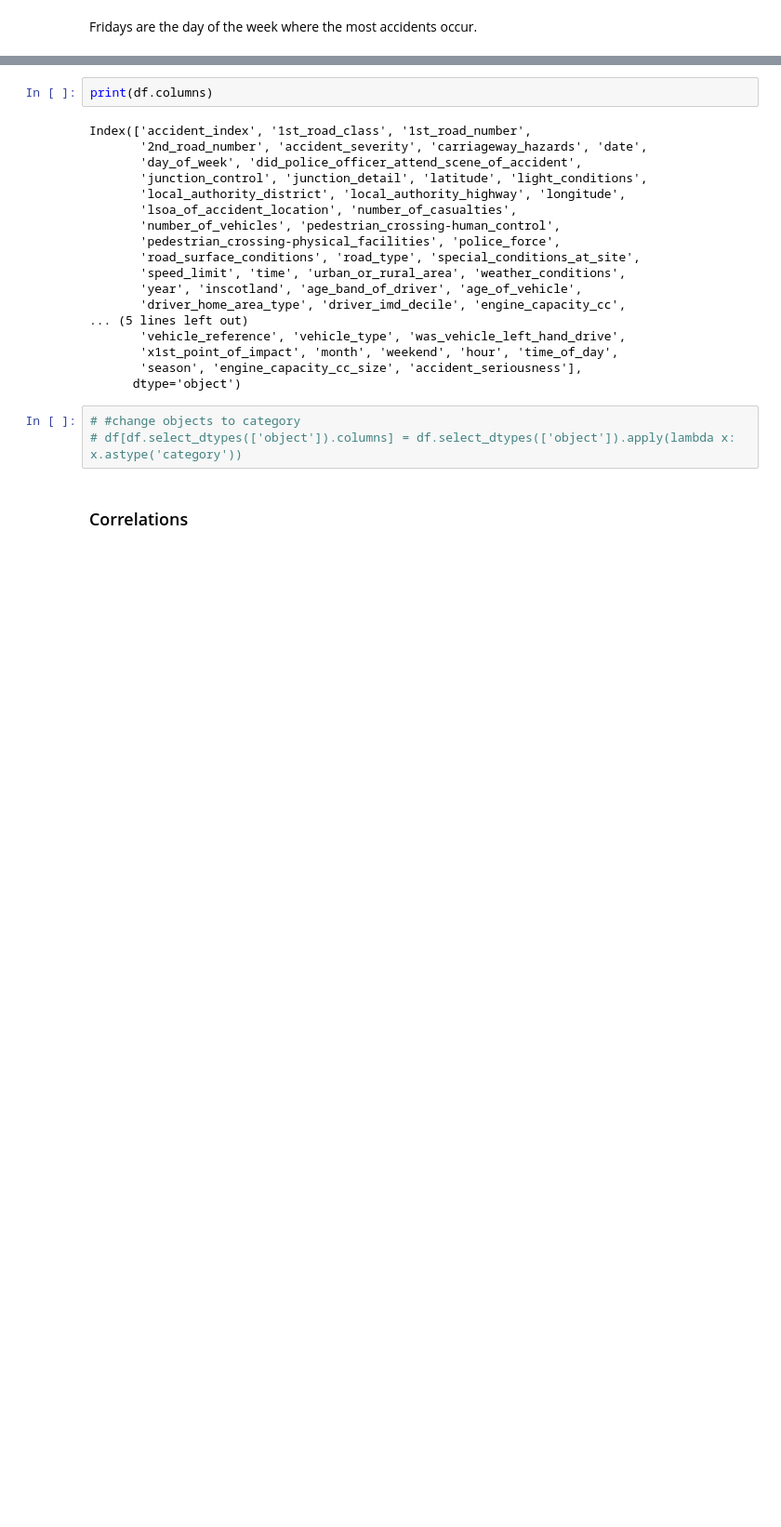
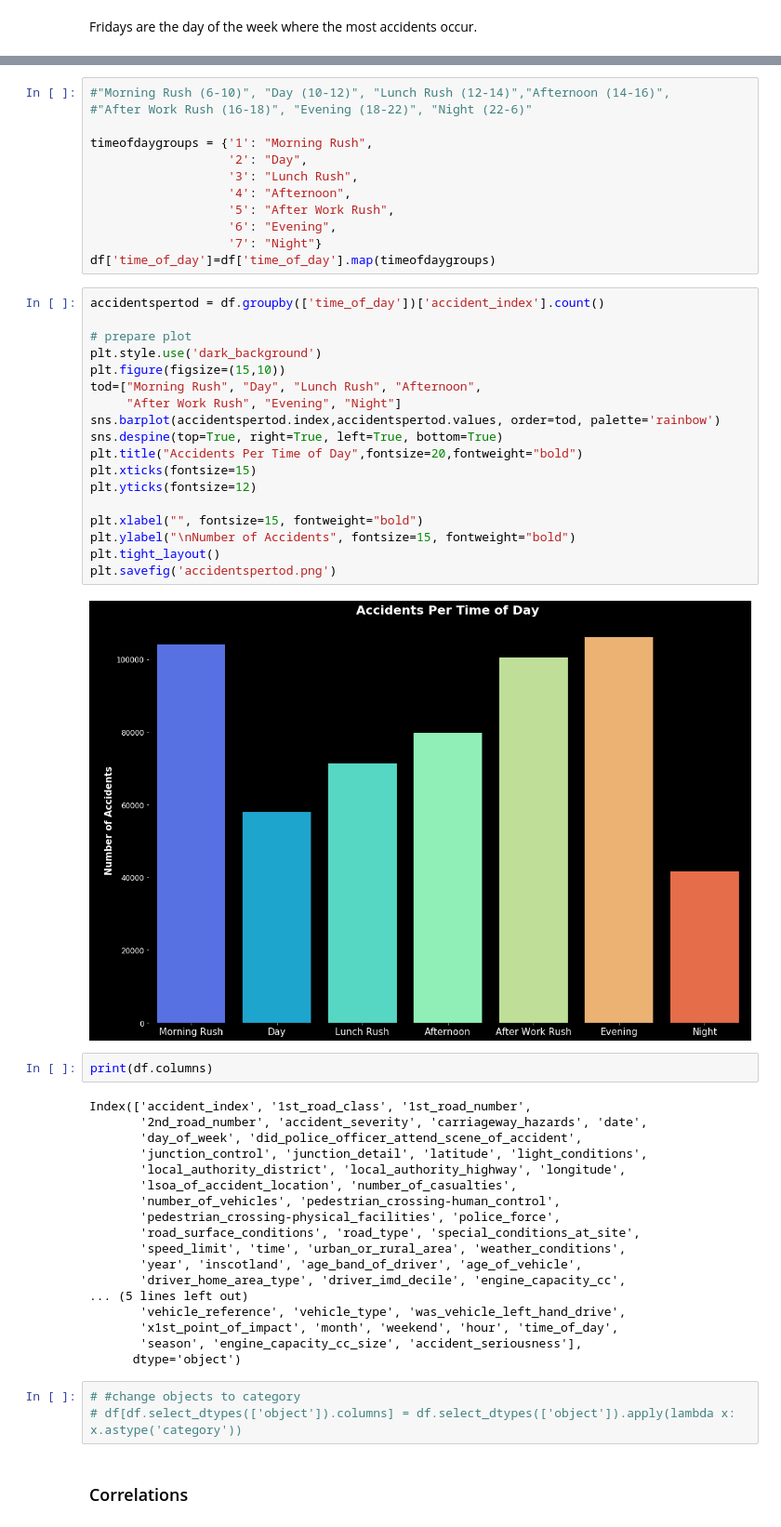
Before and after one commit to GenTaylor/Traffic-Accident-Analysis, a Jupyter notebook: uk-road-safety-accidents-and-vehicles.ipynb, the cells around one changed output, grey strips where cells are left out. Shown at 93% size. Drawn from its saved outputs; the diff is of its cells as text; blank space fills up the shorter version.

```diff
--- a/uk-road-safety-accidents-and-vehicles.ipynb
+++ b/uk-road-safety-accidents-and-vehicles.ipynb
@@ -1128,3 +1127,35 @@ plt.savefig('accidentsperseason.png')
+# %%
+#"Morning Rush (6-10)", "Day (10-12)", "Lunch Rush (12-14)","Afternoon (14-16)",
+#"After Work Rush (16-18)", "Evening (18-22)", "Night (22-6)"
+
+timeofdaygroups = {'1': "Morning Rush",
+                   '2': "Day",
+                   '3': "Lunch Rush",
+                   '4': "Afternoon",
+                   '5': "After Work Rush",
+                   '6': "Evening",
+                   '7': "Night"}
+df['time_of_day']=df['time_of_day'].map(timeofdaygroups)
+# %%
+accidentspertod = df.groupby(['time_of_day'])['accident_index'].count()
+
+# prepare plot
+plt.style.use('dark_background')
+plt.figure(figsize=(15,10))
+tod=["Morning Rush", "Day", "Lunch Rush", "Afternoon",
+     "After Work Rush", "Evening", "Night"]
+sns.barplot(accidentspertod.index,accidentspertod.values, order=tod, palette='rainbow')
+sns.despine(top=True, right=True, left=True, bottom=True)
+plt.title("Accidents Per Time of Day",fontsize=20,fontweight="bold")
+plt.xticks(fontsize=15)
+plt.yticks(fontsize=12)
+
+plt.xlabel("", fontsize=15, fontweight="bold")
+plt.ylabel("\nNumber of Accidents", fontsize=15, fontweight="bold")
+plt.tight_layout()
+plt.savefig('accidentspertod.png')
+# %% [output]
+[figure, added]
 # %%
 print(df.columns)
 # %% [output]
```
Also changed, not shown: parts of 13 cells of this notebook, 1 other file.
